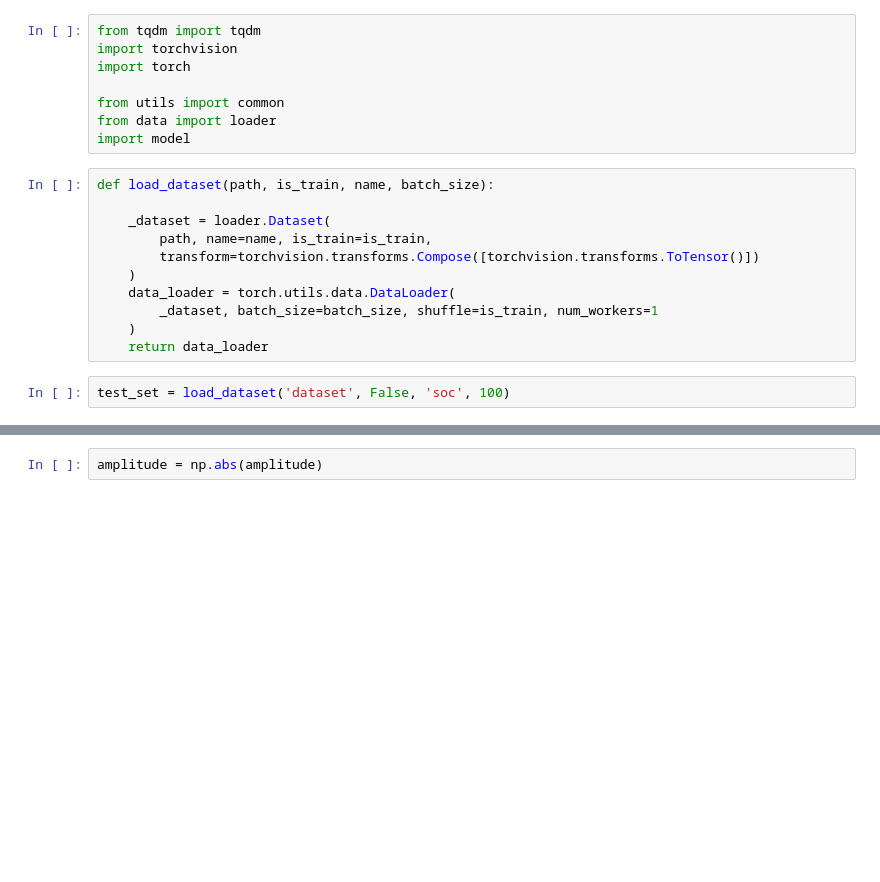
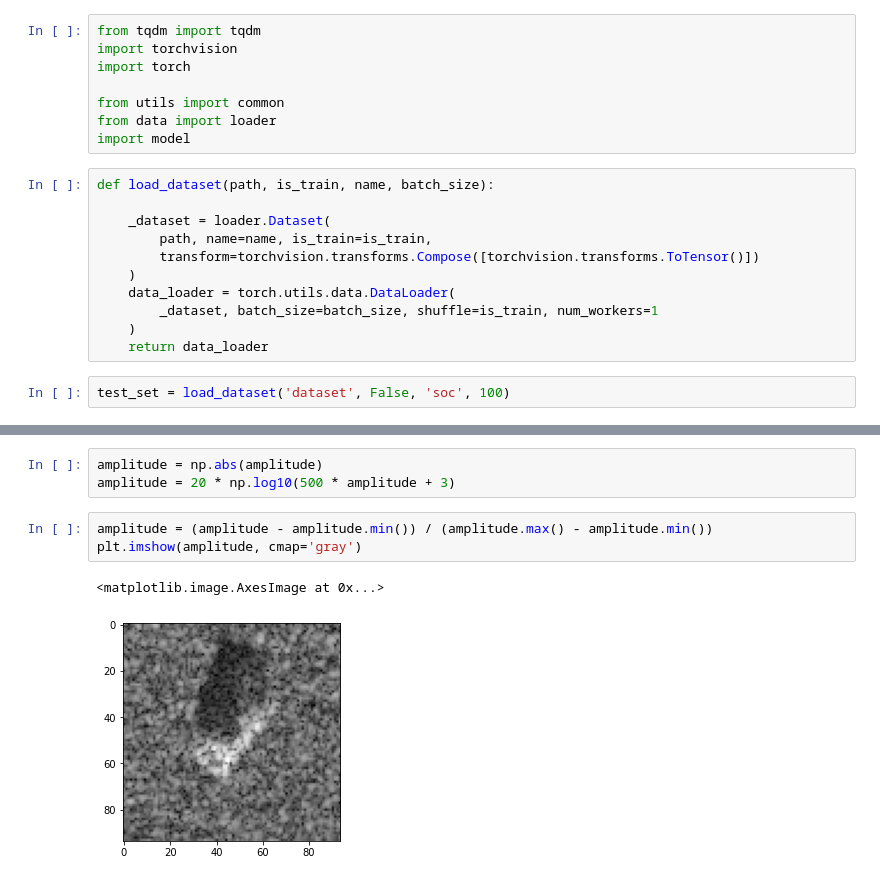
Before and after one commit to jangsoopark/AConvNet-pytorch, a Jupyter notebook: notebook/target-chip.ipynb, the cells around one changed output, grey strips where cells are left out. Saved outputs shown, nothing was run; the diff lists cells and outputs as text; blank space fills up the shorter version.

```diff
--- a/notebook/target-chip.ipynb
+++ b/notebook/target-chip.ipynb
@@ -40,2 +44,9 @@ plt.imshow(amplitude, cmap='gray')
 # %%
 amplitude = np.abs(amplitude)
+amplitude = 20 * np.log10(500 * amplitude + 3)
+# %%
+amplitude = (amplitude - amplitude.min()) / (amplitude.max() - amplitude.min())
+plt.imshow(amplitude, cmap='gray')
+# %% [output]
+<matplotlib.image.AxesImage at 0x...>
+[figure, added]
```
Also changed, not shown: parts of 7 cells of this notebook, 1 other file.
